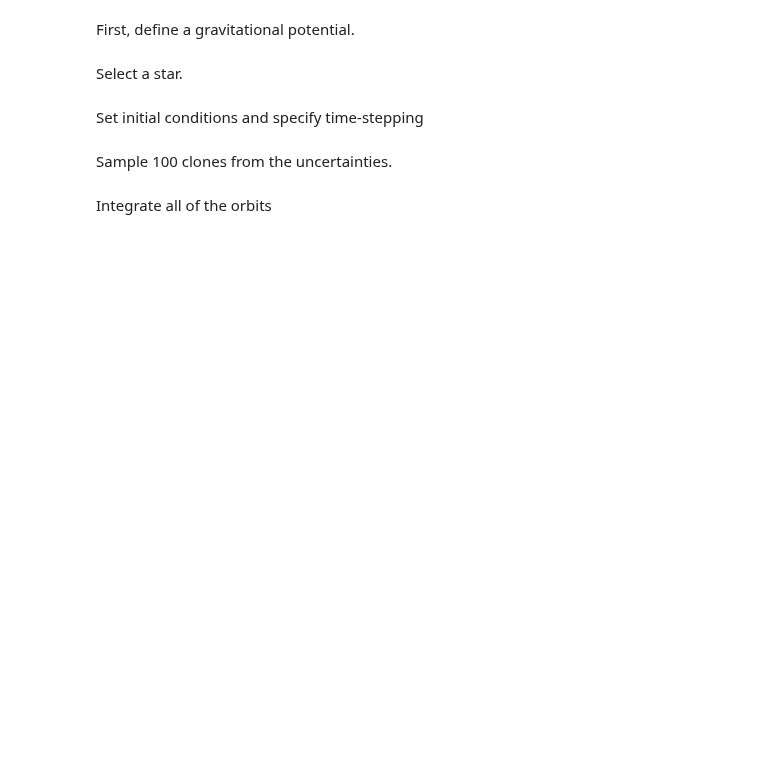
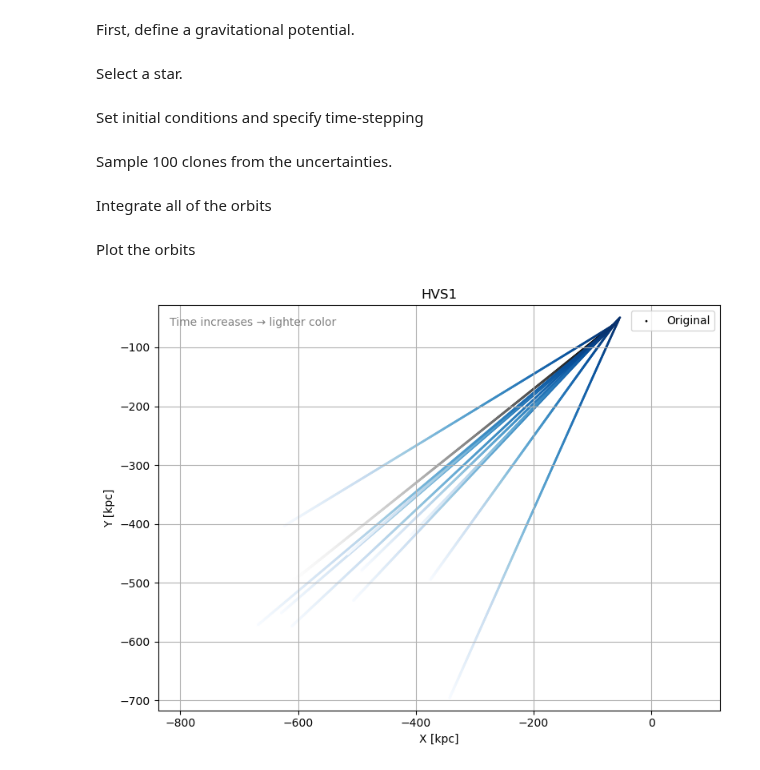
Before and after one commit to HaydenTedrake/HPV_project, a Jupyter notebook: hvs.ipynb, the cells around one changed output. Cells and saved outputs as stored; diff of their text form; code cells hidden in the pictures; blank space fills up the shorter version.

Commit message:
made plot a lot better

```diff
--- a/hvs.ipynb
+++ b/hvs.ipynb
@@ -39,16 +39,16 @@ hvs1 = coord.SkyCoord(
     frame="icrs"
 )
 
-GC = hvs1.transform_to(coord.Galactocentric)
+hvs1_GC = hvs1.transform_to(coord.Galactocentric)
 # %% [markdown]
 Set initial conditions and specify time-stepping
 # %%
-ics = gd.PhaseSpacePosition(pos=GC.cartesian.xyz, vel=GC.velocity.d_xyz)
-orbit = pot.integrate_orbit(ics, dt=1*u.Myr, n_steps=1000)
+hvs1_ics = gd.PhaseSpacePosition(pos=hvs1_GC.cartesian.xyz, vel=hvs1_GC.velocity.d_xyz)
+hvs1_orbit = pot.integrate_orbit(hvs1_ics, dt=1*u.Myr, n_steps=1000)
 # %% [markdown]
 Sample 100 clones from the uncertainties.
 # %%
-n_samples = 100
+n_samples = 10
 ra_samples = np.random.normal(dict1['ra'], dict1['e_ra'], n_samples)
 dec_samples = np.random.normal(dict1['dec'], dict1['e_dec'], n_samples)
 dist_samples = np.random.normal(dict1['dist'], dict1['e_dist'], n_samples)
@@ -72,6 +72,40 @@ for ra, dec, dist, pmra, pmdec, rv in zip(ra_samples, dec_samples, dist_samples,
 Integrate all of the orbits
 # %%
 orbits = []
+orbits.append(hvs1_orbit)
 for ics in ics_list:
-    orbit = pot.integrate_orbit(ics, dt=1*u.Myr, n_steps=100)
+    orbit = pot.integrate_orbit(ics, dt=1*u.Myr, n_steps=1000)
     orbits.append(orbit)
+# %% [markdown]
+Plot the orbits
+# %%
+plt.figure(figsize=(8, 6))
+
+n_steps = orbits[0].ntimes
+times = np.linspace(0, 1, n_steps)
+
+cmap_sampled = plt.colormaps['Blues']
+cmap_original = plt.colormaps['Greys']
+
+for i, orbit in enumerate(orbits):
+    pos = orbit.pos.xyz.to(u.kpc).value
+    if i == 0:
+        colors = cmap_original(1 - times)
+        plt.scatter(pos[0], pos[1], c=colors, s=1, label='Original')
+    else:
+        colors = cmap_sampled(1 - times)
+        plt.scatter(pos[0], pos[1], c=colors, s=1, alpha=0.7)
+
+plt.xlabel('X [kpc]')
+plt.ylabel('Y [kpc]')
+plt.title('HVS1')
+plt.legend()
+plt.axis('equal')
+plt.grid(True)
+plt.text(0.02, 0.95, 'Time increases → lighter color',
+         transform=plt.gca().transAxes,
+         fontsize=10, color='gray')
+plt.tight_layout()
+plt.show()
+# %% [output]
+[figure, added]
```
